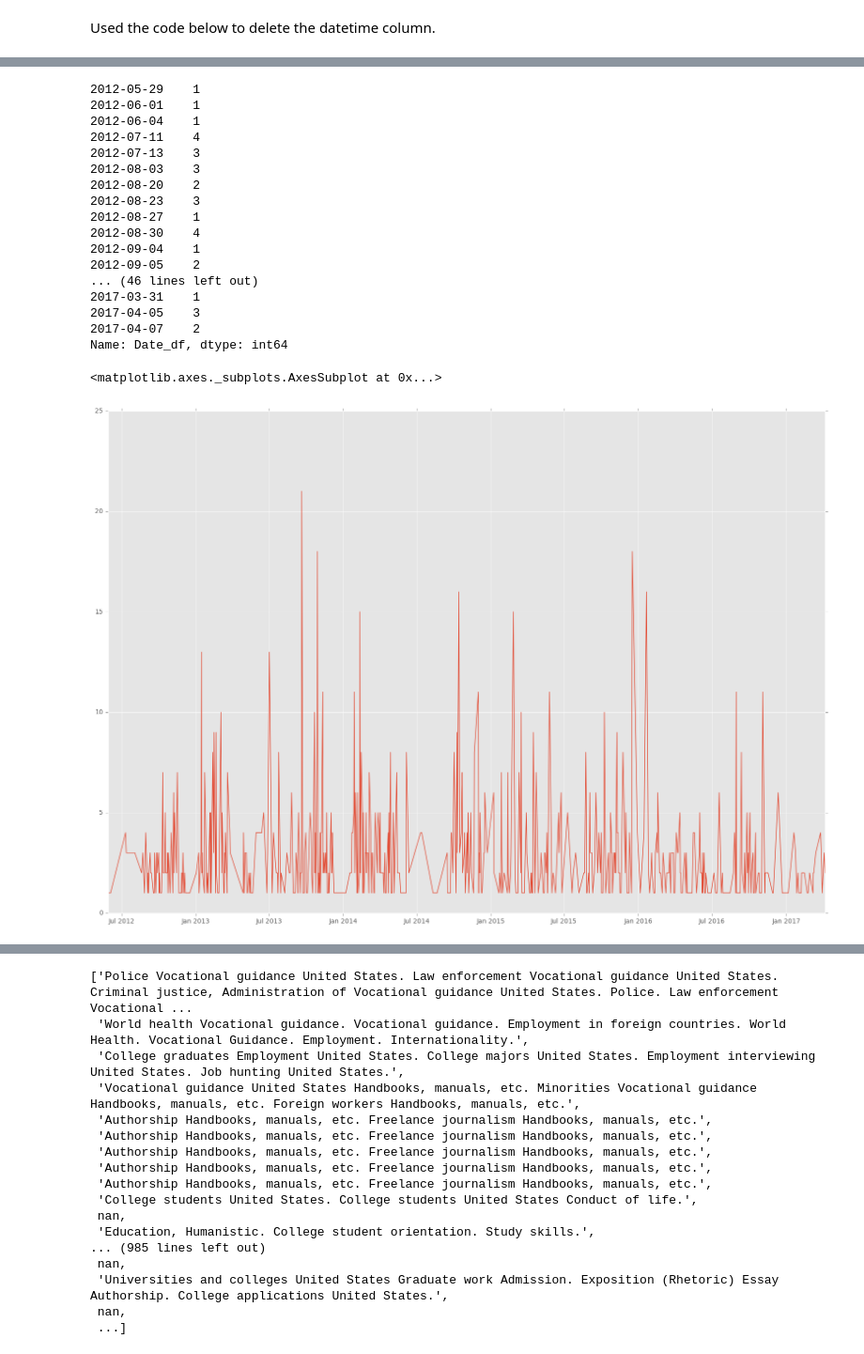
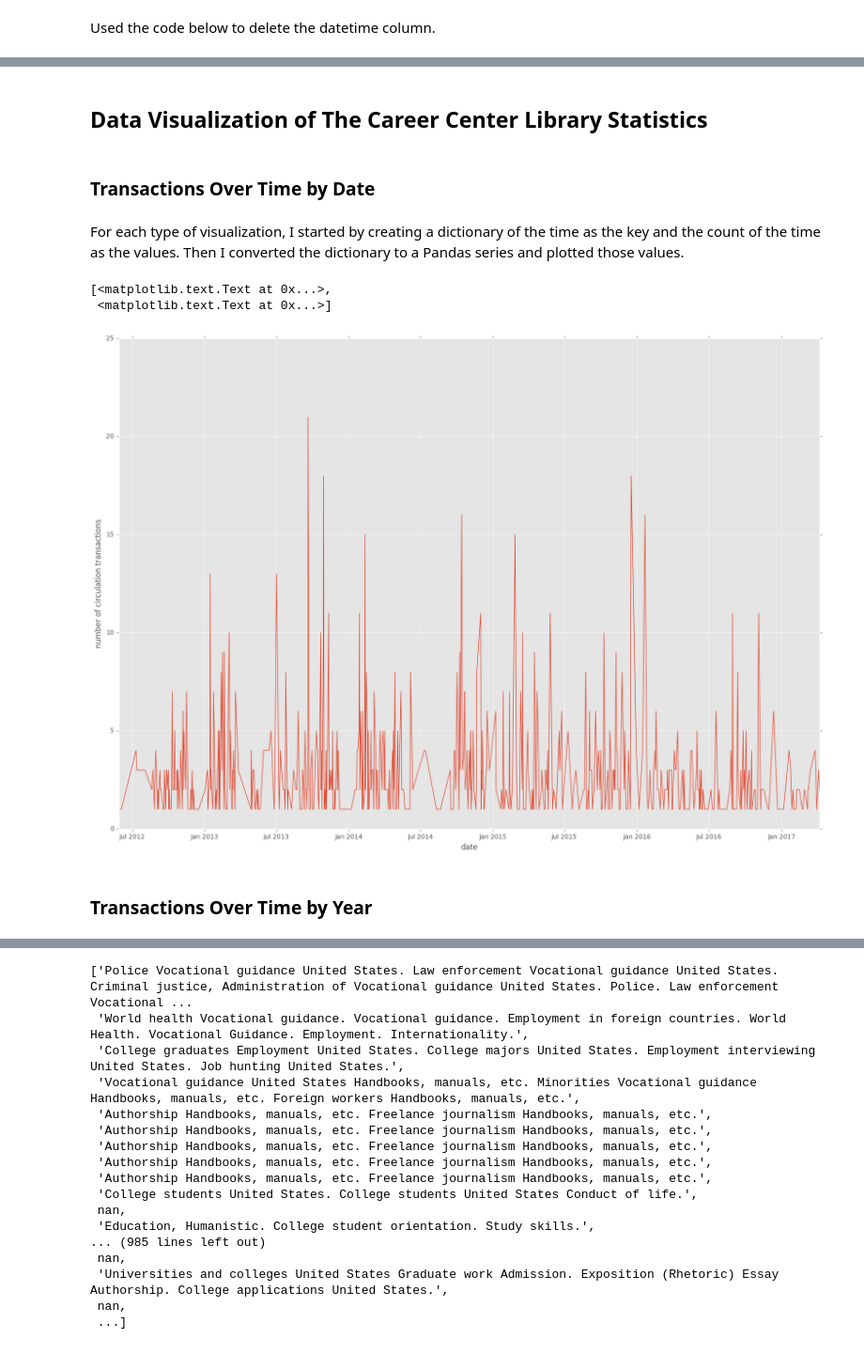
Before and after one commit to ezhang15/lis452, a Jupyter notebook: LIS452 Final Project.ipynb, the cells around one changed output, grey strips where cells are left out. Shown: that part at 94% size. Drawn from its saved outputs; the diff is of its cells as text; code cells hidden in the pictures.

```diff
--- a/LIS452 Final Project.ipynb
+++ b/LIS452 Final Project.ipynb
@@ -132,26 +84,24 @@ date_df = pd.Series(date_counts, name="Date_df")
-# %%
-date_df
-# %% [output]
-2012-05-29    1
-2012-06-01    1
-2012-06-04    1
-2012-07-11    4
-2012-07-13    3
-2012-08-03    3
-2012-08-20    2
-2012-08-23    3
-2012-08-27    1
-2012-08-30    4
-2012-09-04    1
-2012-09-05    2
-... (46 lines left out)
-2017-03-31    1
-2017-04-05    3
-2017-04-07    2
-Name: Date_df, dtype: int64
-# %%
-fig=plt.figure(figsize=(20, 14), dpi= 80)
-date_df.plot()
-# %% [output]
-<matplotlib.axes._subplots.AxesSubplot at 0x...>
-[figure, removed]
+# %% [markdown]
+## Data Visualization of The Career Center Library Statistics
+# %% [markdown]
+### Transactions Over Time by Date
+# %% [markdown]
+For each type of visualization, I started by creating a dictionary of the time as the key and the count of the time as the values. Then I converted the dictionary to a Pandas series and plotted those values.
+# %%
+date_list = koha_dataframe['date']
+
+date_counts = defaultdict(int)
+for date in date_list:
+    date_counts[date] += 1
+
+date_series = pd.Series(date_counts, name= "date_counts")
+
+fig=plt.figure(figsize=(20, 14), dpi= 80)
+date_plt = date_series.plot()
+date_plt.set(xlabel ='date', ylabel = "number of circulation transactions")
+# %% [output]
+[<matplotlib.text.Text at 0x...>,
+ <matplotlib.text.Text at 0x...>]
+[figure, added]
+# %% [markdown]
+### Transactions Over Time by Year
```
Also changed, not shown: parts of 43 cells of this notebook.
